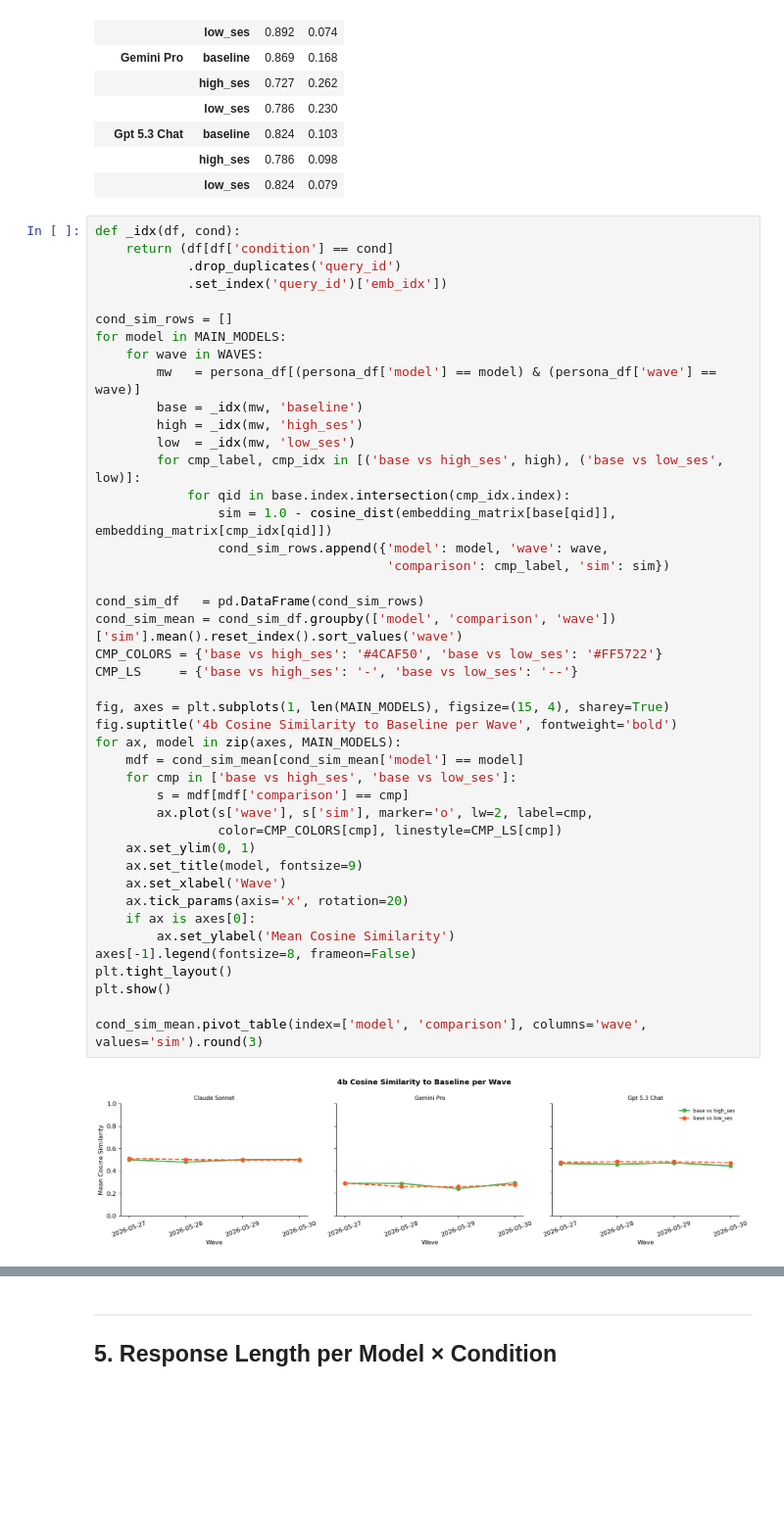
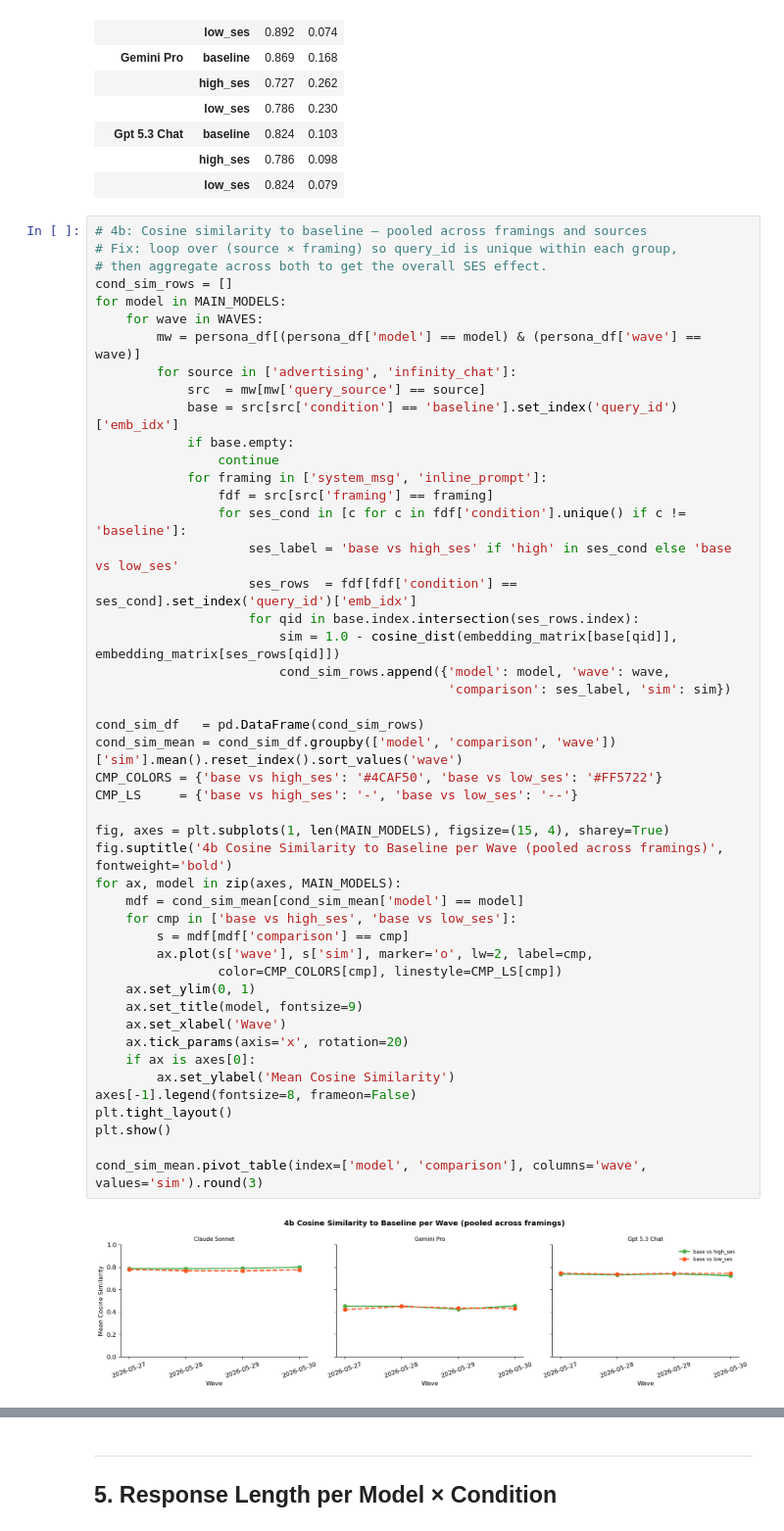
Before and after one commit to cococokoko/longitudinal-llm-study, a Jupyter notebook: wave_analysis_may26_31.ipynb, the cells around one changed output, grey strips where cells are left out. Shown at 98% size. Saved outputs shown, nothing was run; the diff lists cells and outputs as text; blank space fills up the shorter version.

Commit message:
new infinity chat prompts

```diff
--- a/wave_analysis_may26_31.ipynb
+++ b/wave_analysis_may26_31.ipynb
@@ -520,49 +528,53 @@ dod_all_df.groupby(['model', 'condition'])['sim'].agg(['mean', 'std']).round(3)
 |  | high_ses | 0.786 | 0.098 |
 |  | low_ses | 0.824 | 0.079 |
 # %%
-def _idx(df, cond):
-    return (df[df['condition'] == cond]
-            .drop_duplicates('query_id')
-            .set_index('query_id')['emb_idx'])
-
+# 4b: Cosine similarity to baseline — pooled across framings and sources
+# Fix: loop over (source × framing) so query_id is unique within each group,
+# then aggregate across both to get the overall SES effect.
 cond_sim_rows = []
 for model in MAIN_MODELS:
     for wave in WAVES:
-        mw   = persona_df[(persona_df['model'] == model) & (persona_df['wave'] == wave)]
-        base = _idx(mw, 'baseline')
-        high = _idx(mw, 'high_ses')
-        low  = _idx(mw, 'low_ses')
-        for cmp_label, cmp_idx in [('base vs high_ses', high), ('base vs low_ses', low)]:
-            for qid in base.index.intersection(cmp_idx.index):
-                sim = 1.0 - cosine_dist(embedding_matrix[base[qid]], embedding_matrix[cmp_idx[qid]])
-                cond_sim_rows.append({'model': model, 'wave': wave,
-                                      'comparison': cmp_label, 'sim': sim})
+        mw = persona_df[(persona_df['model'] == model) & (persona_df['wave'] == wave)]
+        for source in ['advertising', 'infinity_chat']:
+            src  = mw[mw['query_source'] == source]
+            base = src[src['condition'] == 'baseline'].set_index('query_id')['emb_idx']
+            if base.empty:
+                continue
+            for framing in ['system_msg', 'inline_prompt']:
+                fdf = src[src['framing'] == framing]
+                for ses_cond in [c for c in fdf['condition'].unique() if c != 'baseline']:
+                    ses_label = 'base vs high_ses' if 'high' in ses_cond else 'base vs low_ses'
+                    ses_rows  = fdf[fdf['condition'] == ses_cond].set_index('query_id')['emb_idx']
+                    for qid in base.index.intersection(ses_rows.index):
+                        sim = 1.0 - cosine_dist(embedding_matrix[base[qid]], embedding_matrix[ses_rows[qid]])
+                        cond_sim_rows.append({'model': model, 'wave': wave,
+                                              'comparison': ses_label, 'sim': sim})
 
 cond_sim_df   = pd.DataFrame(cond_sim_rows)
 cond_sim_mean = cond_sim_df.groupby(['model', 'comparison', 'wave'])['sim'].mean().reset_index().sort_values('wave')
 CMP_COLORS = {'base vs high_ses': '#4CAF50', 'base vs low_ses': '#FF5722'}
 CMP_LS     = {'base vs high_ses': '-', 'base vs low_ses': '--'}
 
 fig, axes = plt.subplots(1, len(MAIN_MODELS), figsize=(15, 4), sharey=True)
-fig.suptitle('4b Cosine Similarity to Baseline per Wave', fontweight='bold')
+fig.suptitle('4b Cosine Similarity to Baseline per Wave (pooled across framings)', fontweight='bold')
 for ax, model in zip(axes, MAIN_MODELS):
     mdf = cond_sim_mean[cond_sim_mean['model'] == model]
     for cmp in ['base vs high_ses', 'base vs low_ses']:
         s = mdf[mdf['comparison'] == cmp]
         ax.plot(s['wave'], s['sim'], marker='o', lw=2, label=cmp,
                 color=CMP_COLORS[cmp], linestyle=CMP_LS[cmp])
     ax.set_ylim(0, 1)
     ax.set_title(model, fontsize=9)
     ax.set_xlabel('Wave')
     ax.tick_params(axis='x', rotation=20)
     if ax is axes[0]:
         ax.set_ylabel('Mean Cosine Similarity')
 axes[-1].legend(fontsize=8, frameon=False)
 plt.tight_layout()
 plt.show()
 
 cond_sim_mean.pivot_table(index=['model', 'comparison'], columns='wave', values='sim').round(3)
 # %% [output]
-[figure, old version]
+[figure, new version]
 |  | wave | 2026-05-27 | 2026-05-28 | 2026-05-29 | 2026-05-30 |
 | model | comparison |  |  |  |  |
```
Also changed, not shown: parts of 5 cells of this notebook, 2 other files.
